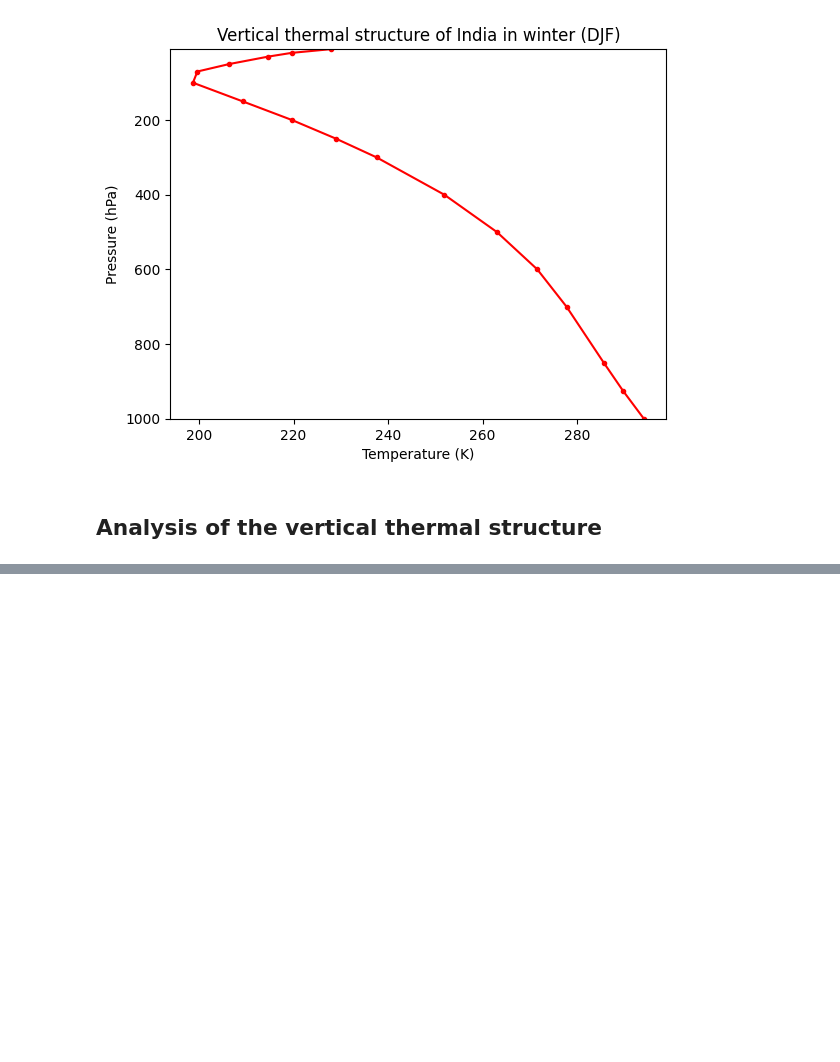
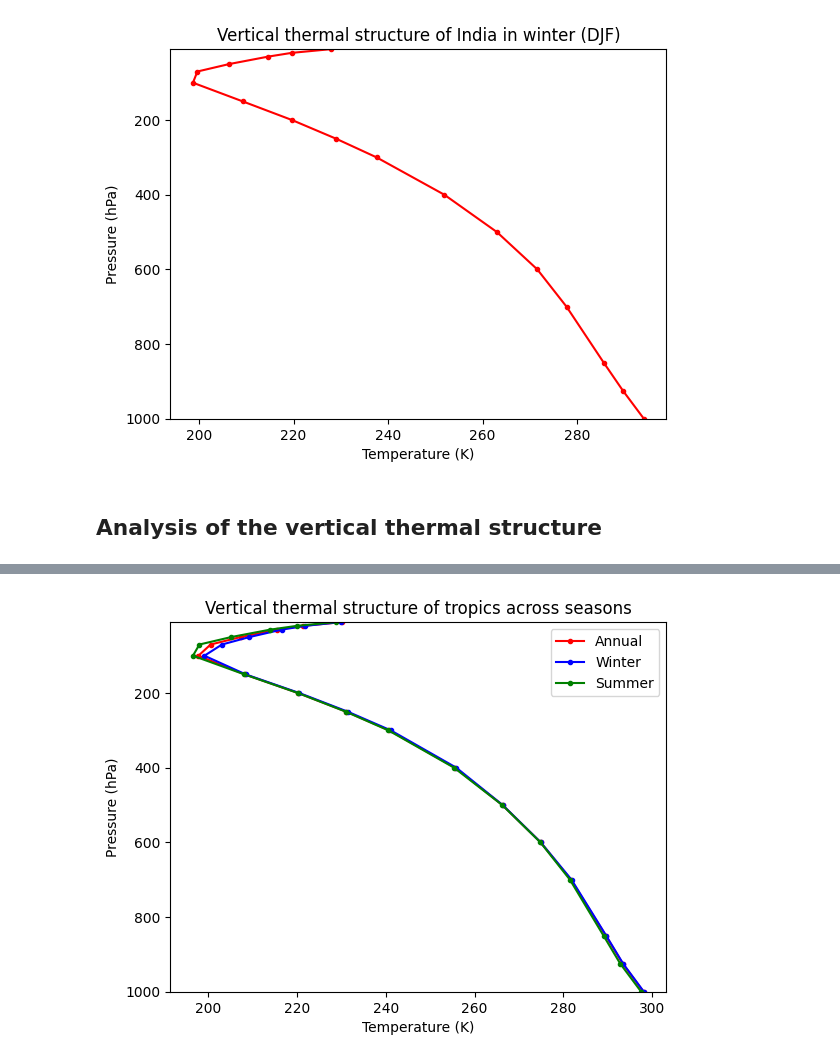
Before and after one commit to shiv3679/EES405, a Jupyter notebook: lab_session_02/session_2.ipynb, the cells around one changed output, grey strips where cells are left out. Drawn from its saved outputs; the diff is of its cells as text; code cells hidden in the pictures; blank space fills up the shorter version.

```diff
--- a/lab_session_02/session_2.ipynb
+++ b/lab_session_02/session_2.ipynb
@@ -616,0 +651,31 @@ plt.show()
+# %%
+# taking all the tropics datasets in one array and plotting them together to see if there are any visible differences
+
+tropics_datasets = []
+pressure_levels_tropics = []
+
+for i in (['tropics','tropics_JJAS','tropics_DJF']):
+    data = xr.open_dataset(i+'.nc')
+    data = data.air
+    thermal = data.mean(dim=['lat','lon','time'])
+    pressure_levels = data.level
+    tropics_datasets.append(thermal)
+    pressure_levels_tropics.append(pressure_levels)
+# %%
+# plotting them all together
+
+plt.plot(tropics_datasets[0],pressure_levels_tropics[0],'r.-',label='Annual')
+plt.ylim(max(pressure_levels_tropics[0]),min(pressure_levels_tropics[0]))
+plt.plot(tropics_datasets[1],pressure_levels_tropics[1],'b.-',label='Winter')
+plt.ylim(max(pressure_levels_tropics[1]),min(pressure_levels_tropics[1]))
+plt.plot(tropics_datasets[2],pressure_levels_tropics[2],'g.-',label='Summer')
+plt.ylim(max(pressure_levels_tropics[2]),min(pressure_levels_tropics[2]))
+plt.xlabel('Temperature (K)')
+plt.ylabel('Pressure (hPa)')
+plt.title('Vertical thermal structure of tropics across seasons')
+plt.legend()
+plt.minorticks_on()
+plt.grid(True)
+plt.show()
+# %% [output]
+[figure, added]
```
Also changed, not shown: parts of 11 cells of this notebook, 1 other file.
